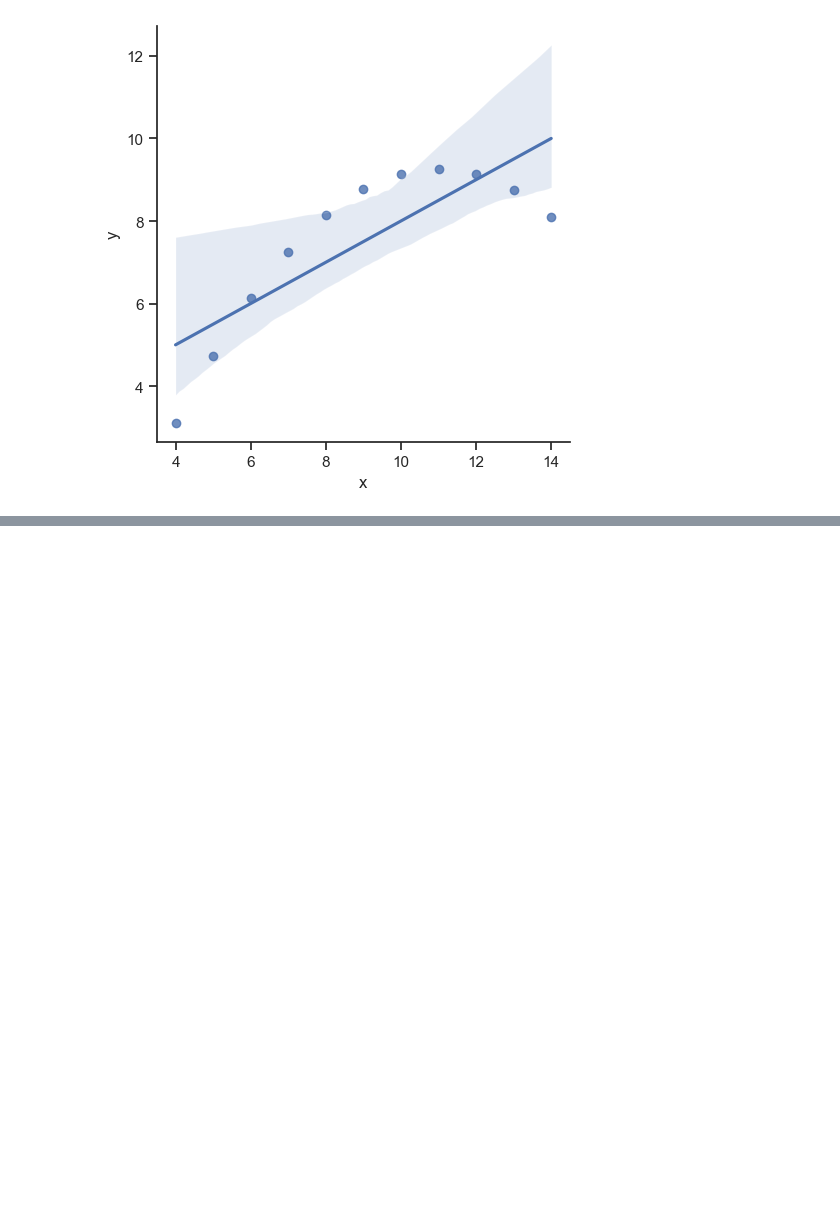
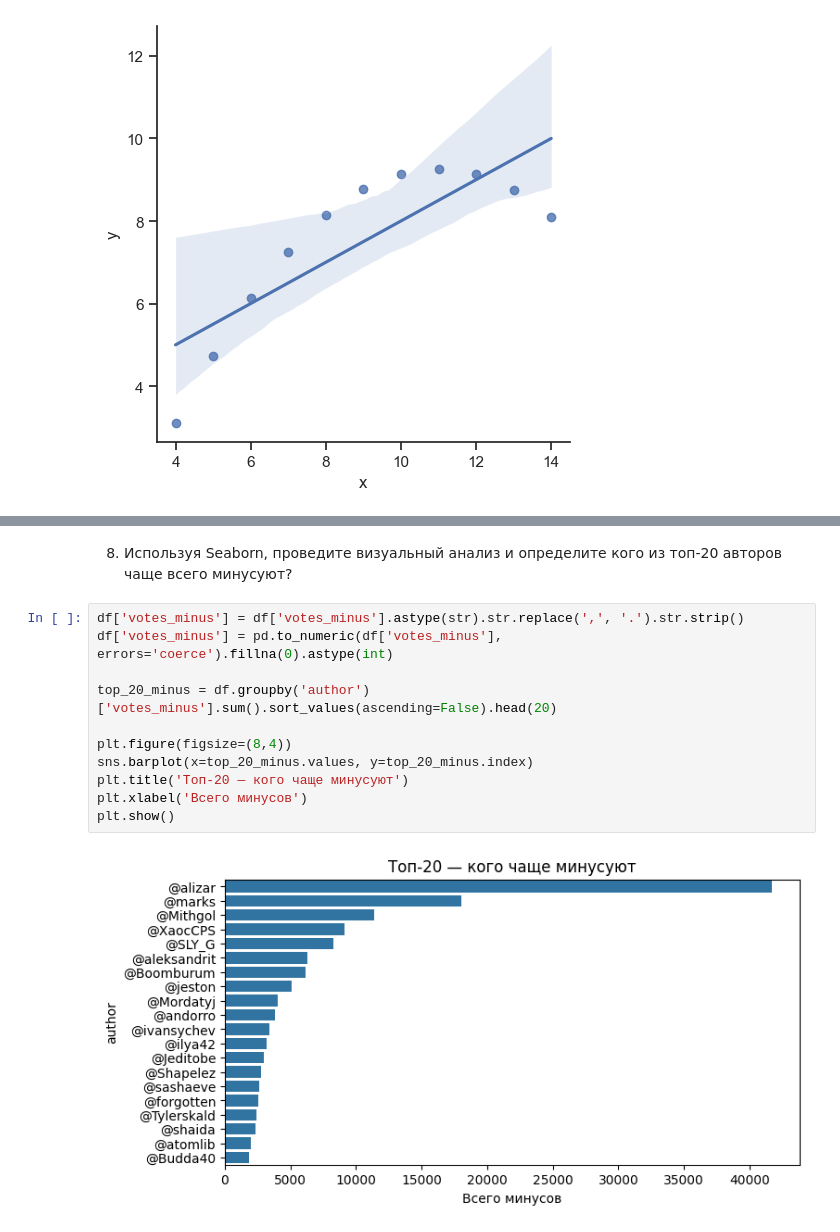
Before and after one commit to medicsera/MachineLerning, a Jupyter notebook: lab4.ipynb, the cells around one changed output, grey strips where cells are left out. Cells and saved outputs as stored; diff of their text form; blank space fills up the shorter version.

```diff
--- a/lab4.ipynb
+++ b/lab4.ipynb
@@ -375,0 +502,16 @@ plt.show()
+# %% [markdown]
+8. Используя Seaborn, проведите визуальный анализ и определите кого из топ-20
+авторов чаще всего минусуют?
+# %%
+df['votes_minus'] = df['votes_minus'].astype(str).str.replace(',', '.').str.strip()
+df['votes_minus'] = pd.to_numeric(df['votes_minus'], errors='coerce').fillna(0).astype(int)
+
+top_20_minus = df.groupby('author')['votes_minus'].sum().sort_values(ascending=False).head(20)
+
+plt.figure(figsize=(8,4))
+sns.barplot(x=top_20_minus.values, y=top_20_minus.index)
+plt.title('Топ-20 — кого чаще минусуют')
+plt.xlabel('Всего минусов')
+plt.show()
+# %% [output]
+[figure, added]
```
Also changed, not shown: parts of 14 cells of this notebook, 1 other file.
